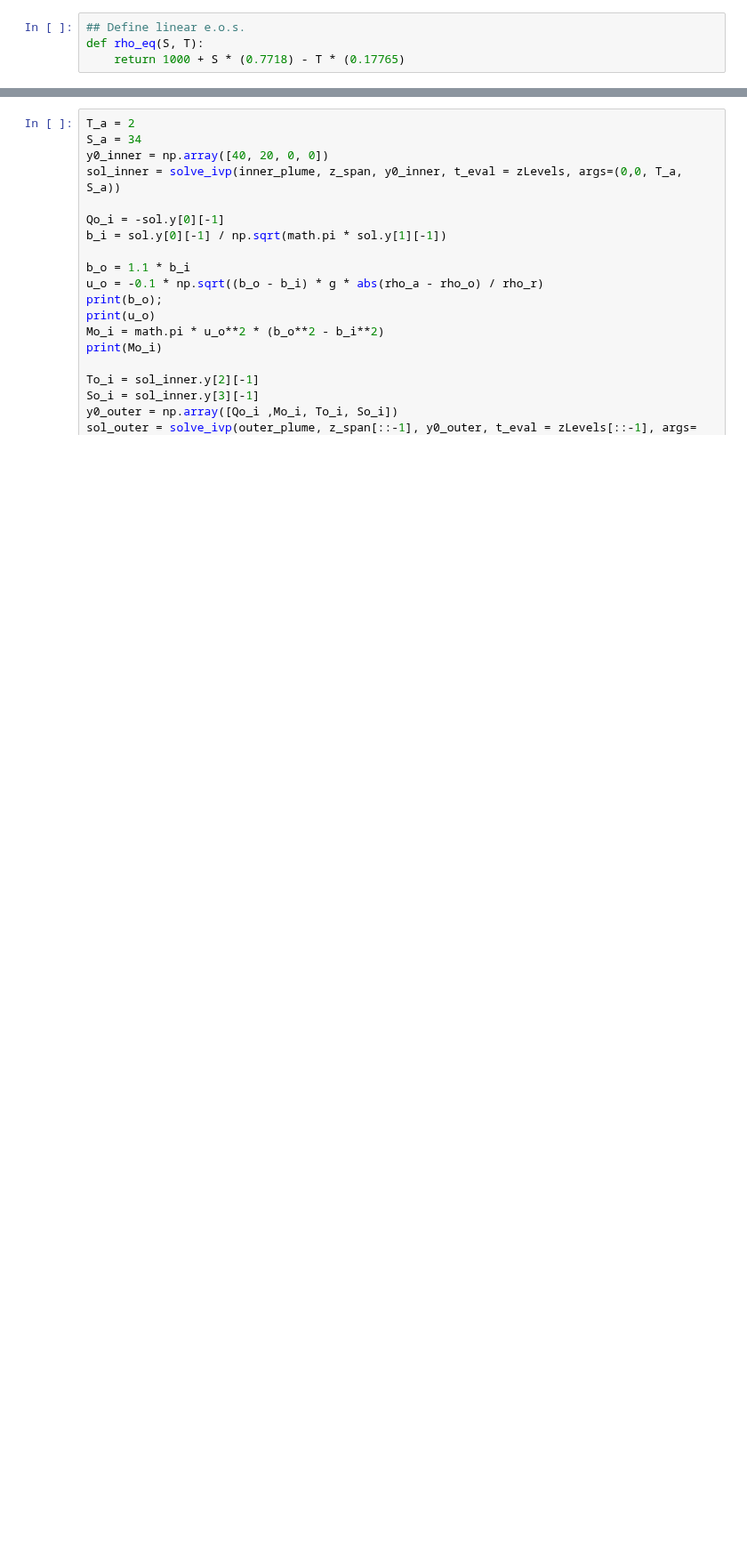
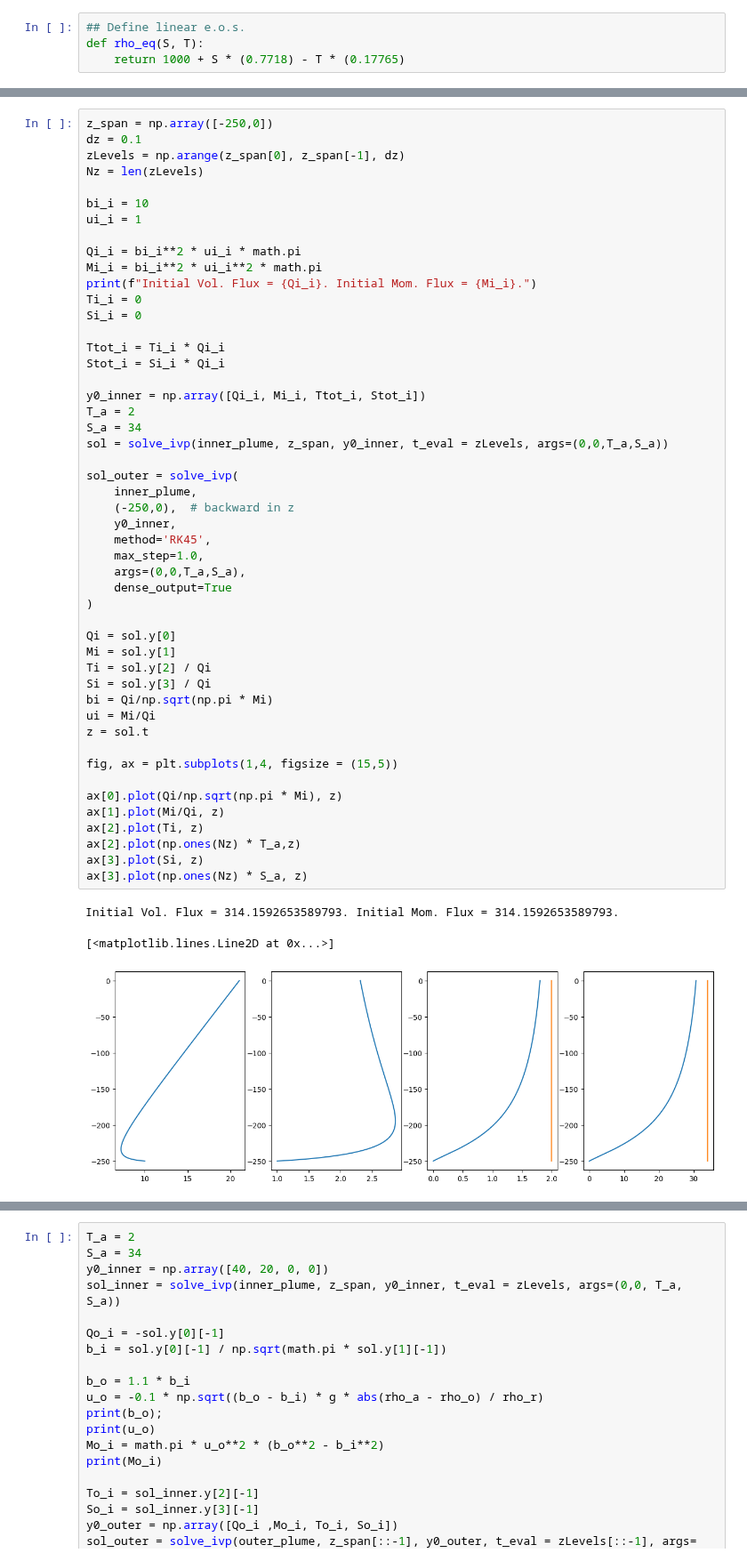
Before and after one commit to madiemamer/doubleplume, a Jupyter notebook: Documents/plume/doublePlume_toy.ipynb, the cells around one changed output, grey strips where cells are left out. Shown at 89% size. Cells and saved outputs as stored; diff of their text form; blank space fills up the shorter version.

Commit message:
Outer Plume Init Working.

```diff
--- a/Documents/plume/doublePlume_toy.ipynb
+++ b/Documents/plume/doublePlume_toy.ipynb
@@ -91,4 +103,57 @@ def inner_plume(z, y, Q_o, M_o, T_o, S_o):
     dT_tot_dz = E_i * T_o - E_o * T_i - E_p * T_i
 
     return np.array([dQidz, dMidz, dT_tot_dz, dS_tot_dz])
+# %%
+z_span = np.array([-250,0])
+dz = 0.1
+zLevels = np.arange(z_span[0], z_span[-1], dz)
+Nz = len(zLevels)
+
+bi_i = 10
+ui_i = 1
+
+Qi_i = bi_i**2 * ui_i * math.pi
+Mi_i = bi_i**2 * ui_i**2 * math.pi
+print(f"Initial Vol. Flux = {Qi_i}. Initial Mom. Flux = {Mi_i}.")
+Ti_i = 0
+Si_i = 0
+
+Ttot_i = Ti_i * Qi_i
+Stot_i = Si_i * Qi_i
+
+y0_inner = np.array([Qi_i, Mi_i, Ttot_i, Stot_i])
+T_a = 2
+S_a = 34
+sol = solve_ivp(inner_plume, z_span, y0_inner, t_eval = zLevels, args=(0,0,T_a,S_a))
+
+sol_outer = solve_ivp(
+    inner_plume,
+    (-250,0),  # backward in z
+    y0_inner,
+    method='RK45',
+    max_step=1.0,
+    args=(0,0,T_a,S_a),
+    dense_output=True
+)
+
+Qi = sol.y[0]
+Mi = sol.y[1]
+Ti = sol.y[2] / Qi
+Si = sol.y[3] / Qi
+bi = Qi/np.sqrt(np.pi * Mi)
+ui = Mi/Qi
+z = sol.t
+
+fig, ax = plt.subplots(1,4, figsize = (15,5))
+
+ax[0].plot(Qi/np.sqrt(np.pi * Mi), z)
+ax[1].plot(Mi/Qi, z)
+ax[2].plot(Ti, z)
+ax[2].plot(np.ones(Nz) * T_a,z)
+ax[3].plot(Si, z)
+ax[3].plot(np.ones(Nz) * S_a, z)
+# %% [output]
+Initial Vol. Flux = 314.1592653589793. Initial Mom. Flux = 314.1592653589793.
+[<matplotlib.lines.Line2D at 0x...>]
+[figure, added]
 # %%
```
Also changed, not shown: parts of 23 cells of this notebook.
